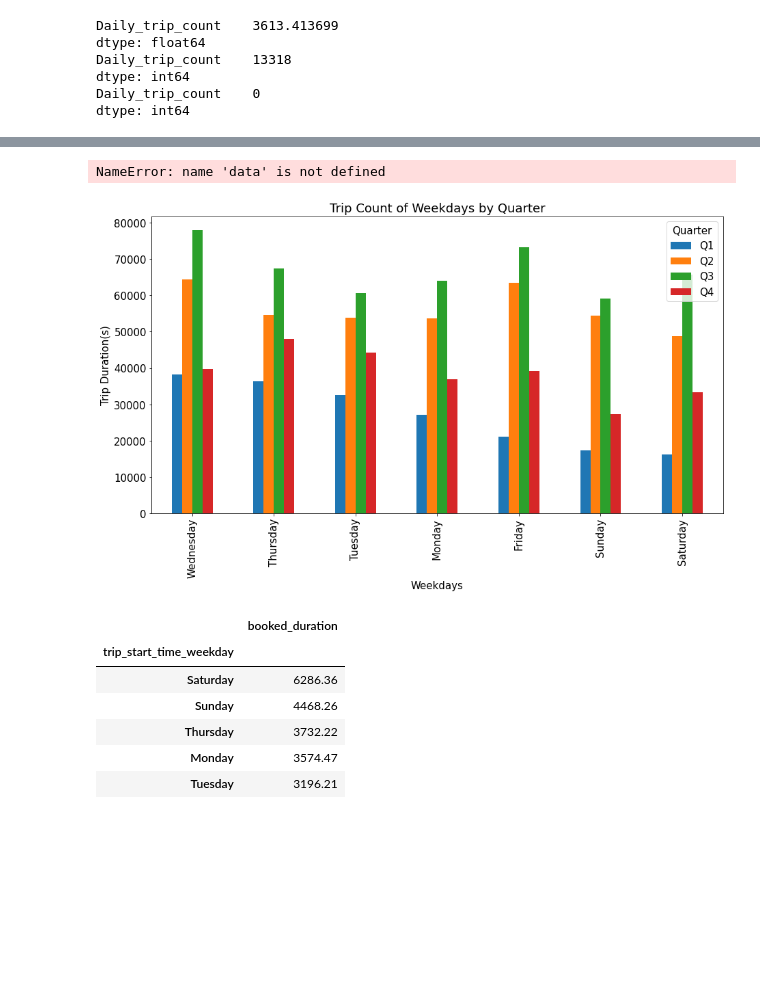
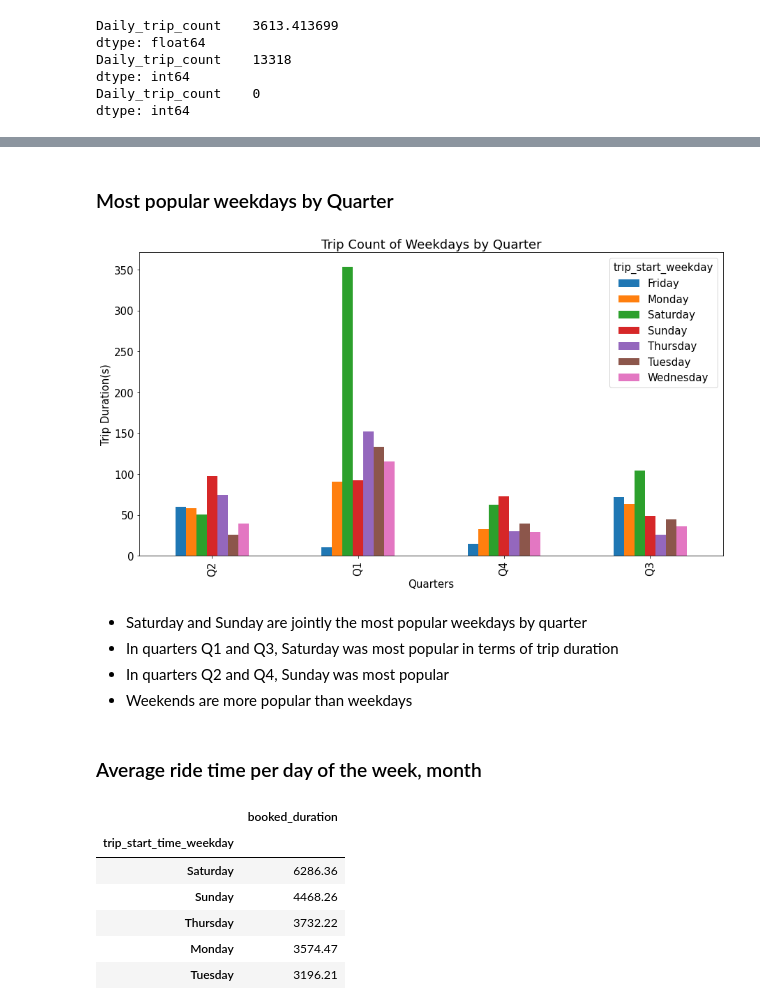
Before and after one commit to PrinceDuru/Operations_Analysis, a Jupyter notebook: Toronto_Bike_Share_Data_Analysis_Code.ipynb, the cells around one changed output, grey strips where cells are left out. Cells and saved outputs as stored; diff of their text form; code cells hidden in the pictures; blank space fills up the shorter version.

```diff
--- a/Toronto_Bike_Share_Data_Analysis_Code.ipynb
+++ b/Toronto_Bike_Share_Data_Analysis_Code.ipynb
@@ -595,16 +564,26 @@ data.groupby(['trip_start_time_weekday','trip_start_time_month'])['trip_duration
-# %%
-data.groupby(['trip_start_time_weekday','Quarter'])['trip_duration_seconds'].count().reset_index().unstack().sort_values(by = 'Q1', ascending = False)
-# %% [output]
-NameError: name 'data' is not defined
+# %% [markdown]
+### Most popular weekdays by Quarter
 # %%
-#Data Visualization
-data.pivot_table(values ='trip_duration_seconds', columns = ['Quarter'], index = 'trip_start_time_weekday', aggfunc = 'count').sort_values(by ='Q1', ascending = False).plot.bar()
+# Data Visualization - Bar Plot
+
+df_2.pivot_table(values =
+                 'actual_duration_minutes', columns=
+                 ['trip_start_weekday'], index=
+                 'Quarter', aggfunc = 'mean').sort_values(by=
+                                                          'Sunday', ascending = False).plot.bar()
 plt.title('Trip Count of Weekdays by Quarter')
 plt.ylabel('Trip Duration(s)')
-plt.xlabel('Weekdays')
+plt.xlabel('Quarters')
 from pylab import *
 rcParams['figure.figsize'] = 15,8
-plt.rcParams.update({'font.size': 15})
+#plt.rcParams.update({'font.size': 15})
 # %% [output]
-[figure, old version]
+[figure, new version]
+# %% [markdown]
+* Saturday and Sunday are jointly the most popular weekdays by quarter
+* In quarters Q1 and Q3, Saturday was most popular in terms of trip duration
+* In quarters Q2 and Q4, Sunday was most popular
+* Weekends are more popular than weekdays
+# %% [markdown]
+### Average ride time per day of the week, month
 # %%
```
Also changed, not shown: parts of 14 cells of this notebook.
